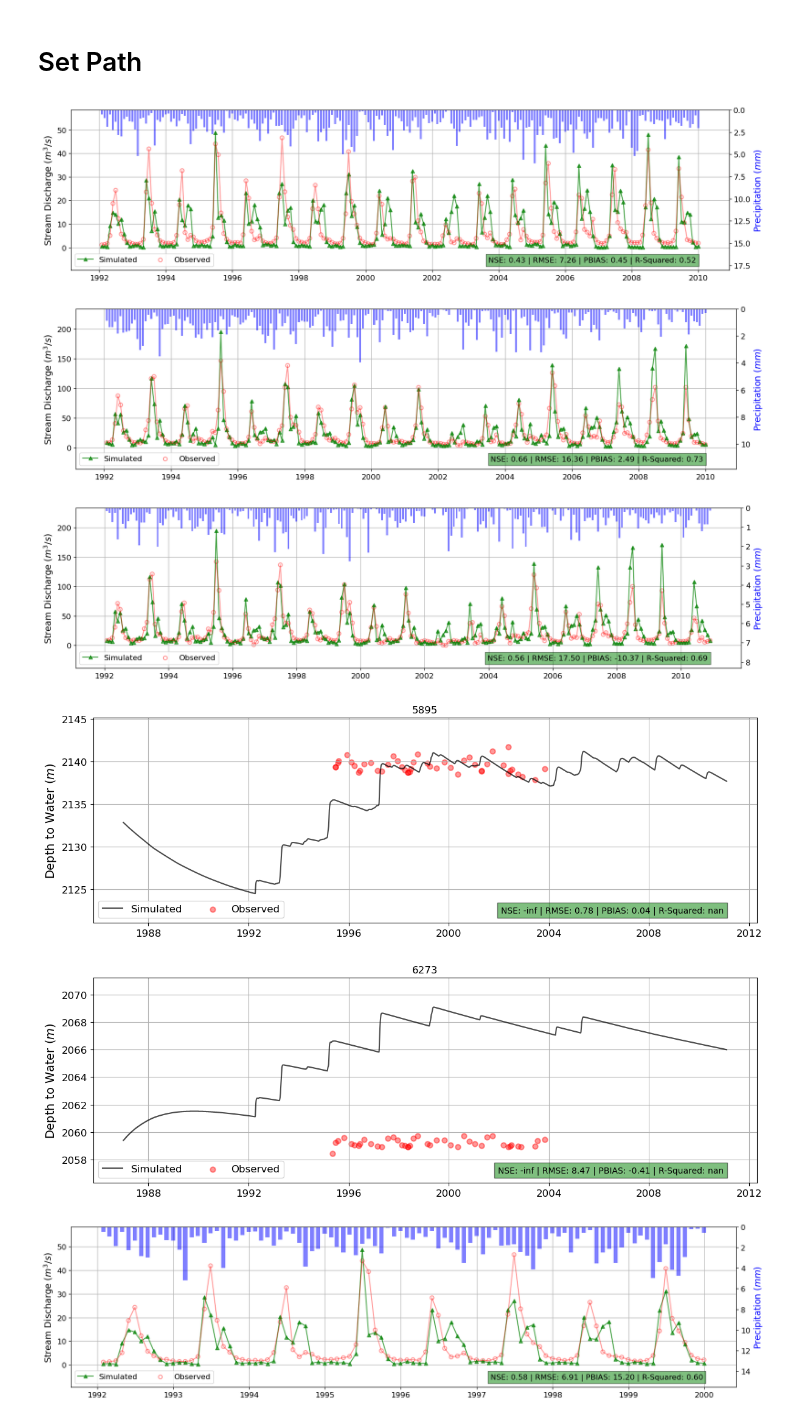
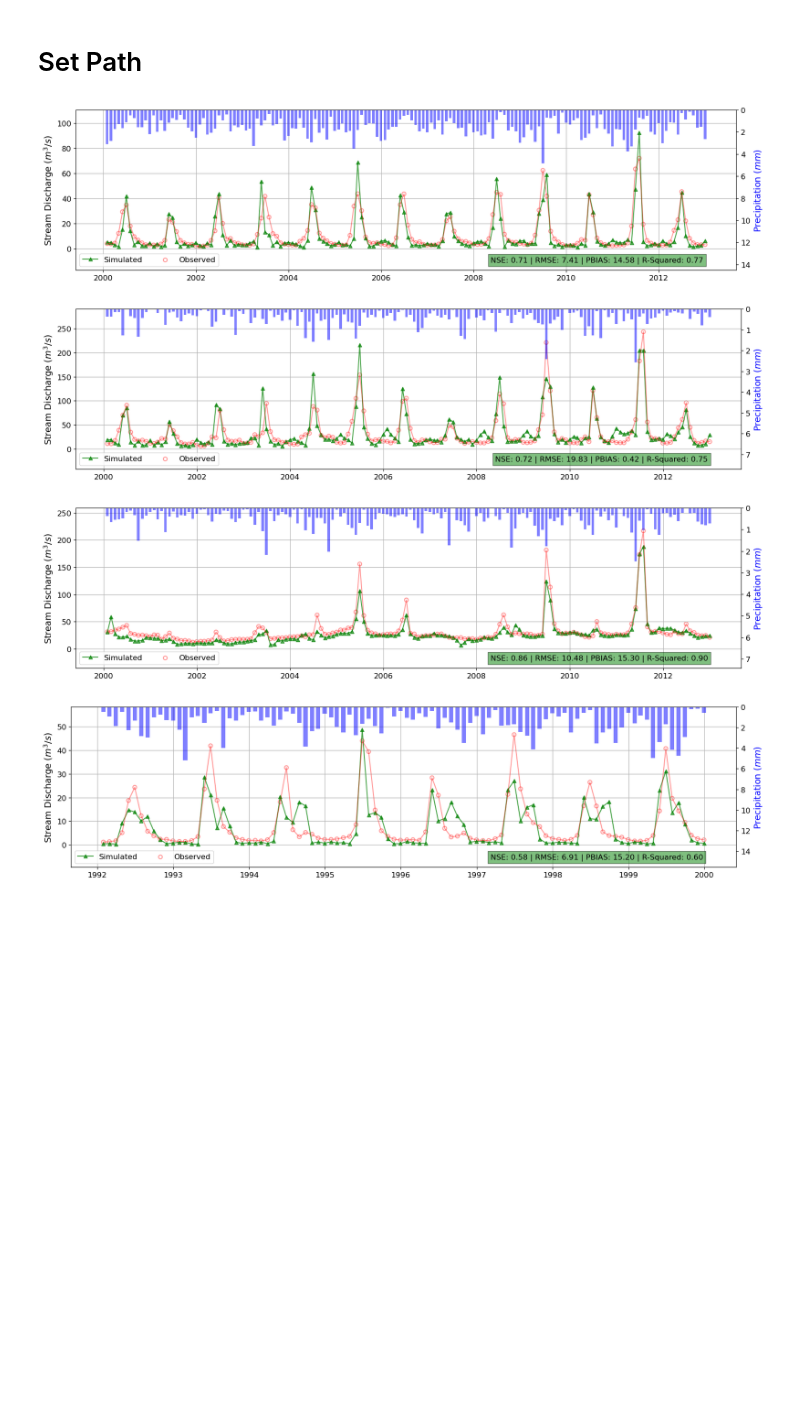
Before and after one commit to spark-brc/apexmf, a Jupyter notebook: notebooks/apexmf_pest_viz.ipynb, the cells around one changed output. Cells and saved outputs as stored; diff of their text form; code cells hidden in the pictures; blank space fills up the shorter version.

```diff
--- a/notebooks/apexmf_pest_viz.ipynb
+++ b/notebooks/apexmf_pest_viz.ipynb
@@ -21,22 +21,20 @@ wd = "d:/Projects/Watersheds/Animas/Analysis/AMRSs/manul_calibration/ies_templat
 os.chdir(wd)
 # %%
 
-str_dic = {12:'str_012', 57:'str_057', 75:'str_075'}
+str_dic = {9:'sub009', 96:'sub096', 199:'sub199'}
 for sim, obd in str_dic.items():
-    pdf = apexmf_pst_viz.stf_df('SITE75.RCH', '1/1/1987', sim, obd, time_step='M')
-    apexmf_pst_viz.stf_plot(pdf['1/1/1992':'12/31/2011'])
+    pdf = apexmf_pst_viz.stf_df('SITE199.RCH', '1/1/1995', sim, obd, time_step='M')
+    apexmf_pst_viz.stf_plot(pdf['1/1/2000':'12/31/2012'])
 #     apexmf_pst_viz.str_plot(pdf['1/1/2010':'12/31/2019'])
-mf_dic = {5895:'wt_gw_124', 6273:'wt_gw_098'}
-for sim, obd in mf_dic.items():
-    mfdf = apexmf_pst_viz.wt_df('1/1/1987', sim, obd, prep_sub=75)
-    # apexmf_pst_viz.wt_plot(mfdf['1/1/2010':'12/31/2019'])
-    apexmf_pst_viz.wt_plot(mfdf['1/1/1987':'12/31/2011'])
+# mf_dic = {5895:'wt_gw_124', 6273:'wt_gw_098'}
+# for sim, obd in mf_dic.items():
+#     mfdf = apexmf_pst_viz.wt_df('1/1/1987', sim, obd, prep_sub=75)
+#     # apexmf_pst_viz.wt_plot(mfdf['1/1/2010':'12/31/2019'])
+#     apexmf_pst_viz.wt_plot(mfdf['1/1/1987':'12/31/2011'])
 # %% [output]
-[figure, old version]
+[figure, new version]
-[figure, old version]
+[figure, new version]
-[figure, old version]
+[figure, new version]
-[figure, removed]
-[figure, removed]
 # %%
 wd = "d:/Projects/Watersheds/Animas/Analysis/AMRSs/manul_calibration/ies_template_pp/"
 os.chdir(wd)
```
Also changed, not shown: parts of 1 cell of this notebook, 2 other files.
